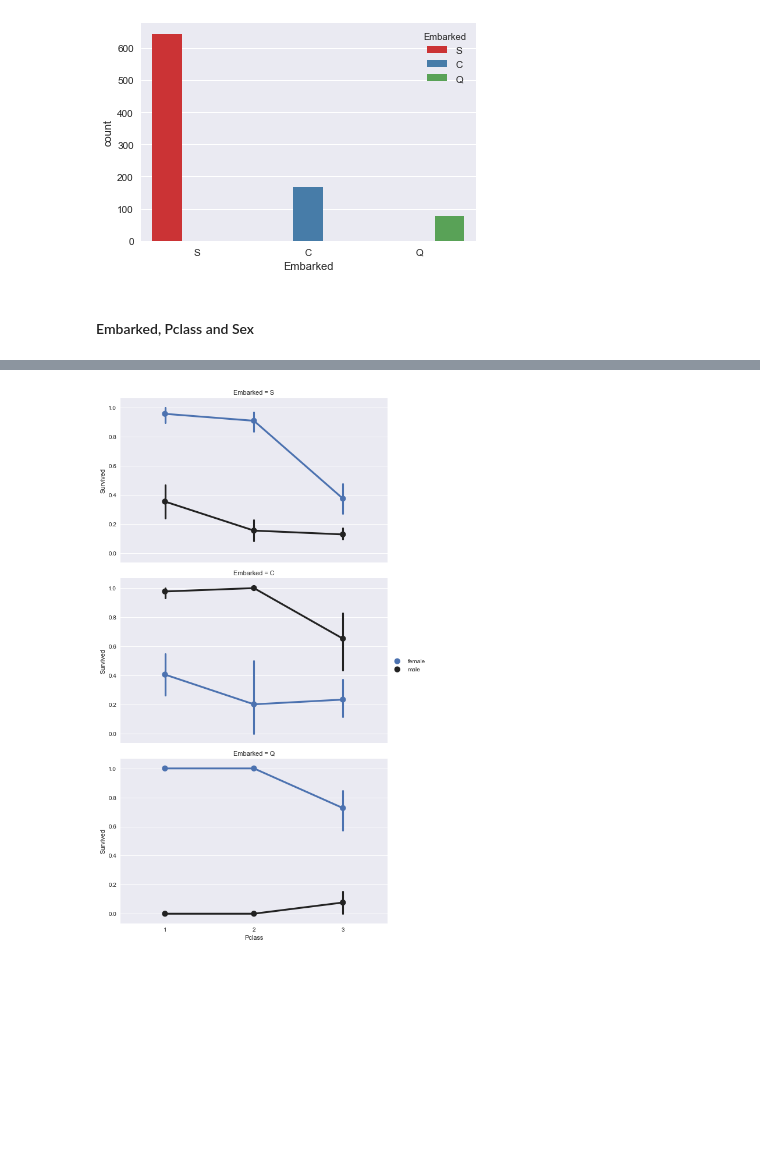
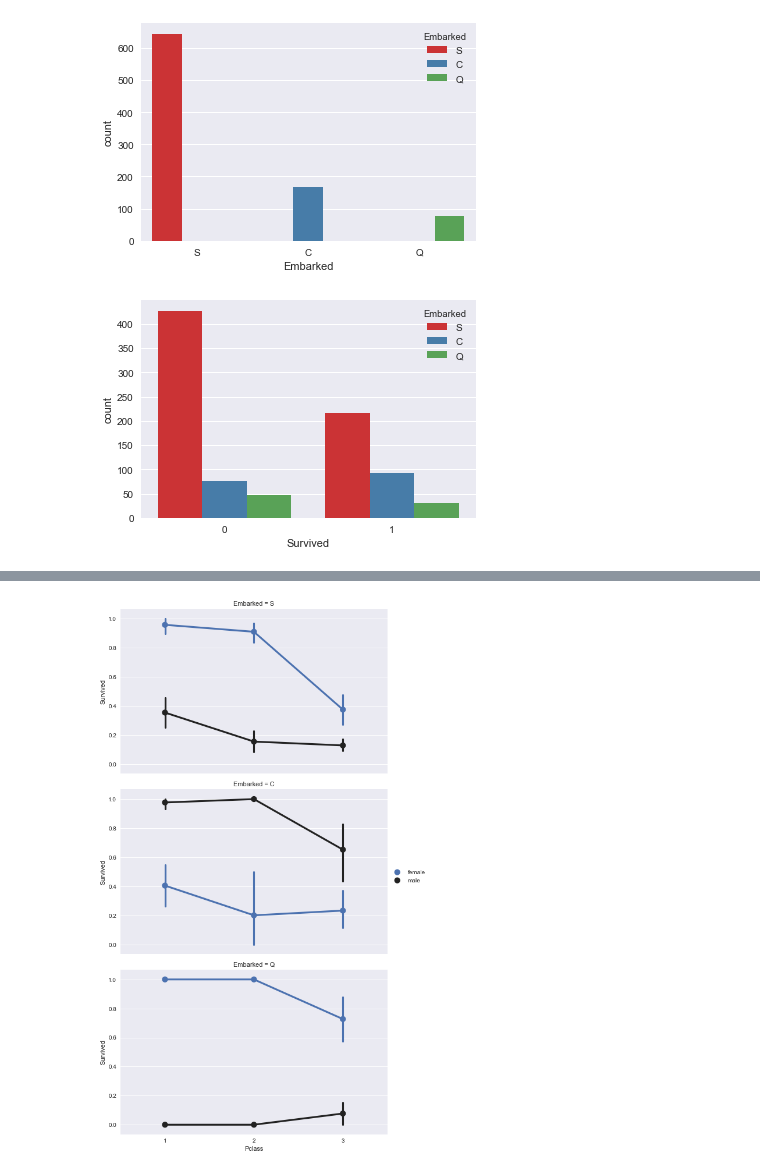
Before and after one commit to porvakanti/Kaggle-Competition-TitanicSurvival, a Jupyter notebook: Kaggle_Titanic_ML_from_Disasters.ipynb, the cells around one changed output, grey strips where cells are left out. Saved outputs shown, nothing was run; the diff lists cells and outputs as text; code cells hidden in the pictures; blank space fills up the shorter version.

```diff
--- a/Kaggle_Titanic_ML_from_Disasters.ipynb
+++ b/Kaggle_Titanic_ML_from_Disasters.ipynb
@@ -180,5 +189,8 @@ sns.set(style="darkgrid")
 sns.countplot( x='Embarked', data=train_df, hue="Embarked", palette="Set1");
 # %% [output]
 [figure]
-# %% [markdown]
-#### Embarked, Pclass and Sex
+# %%
+sns.set(style="darkgrid")
+sns.countplot( x='Survived', data=train_df, hue="Embarked", palette="Set1");
+# %% [output]
+[figure, added]
```
Also changed, not shown: parts of 54 cells of this notebook.
